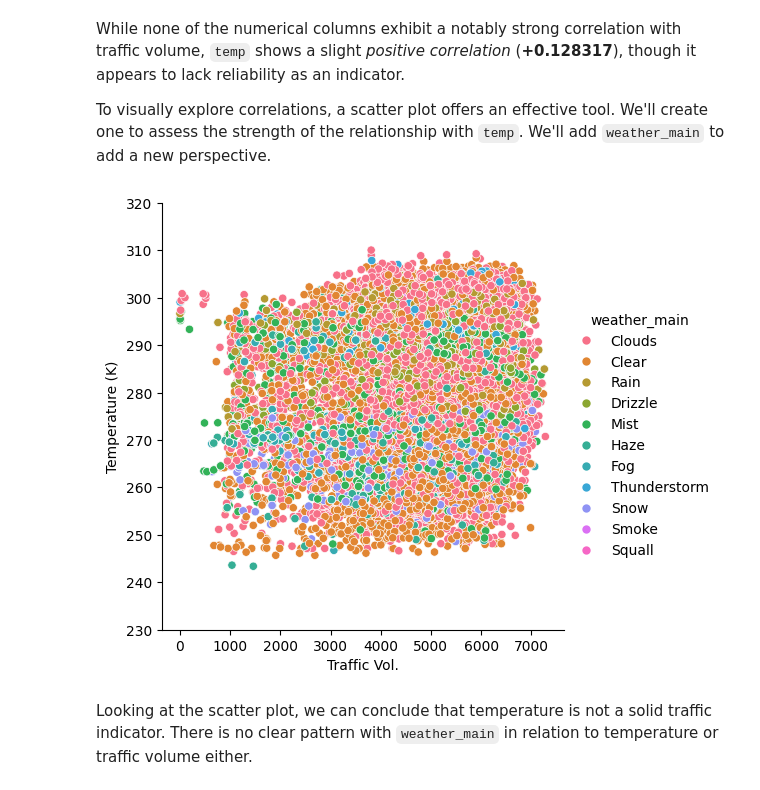
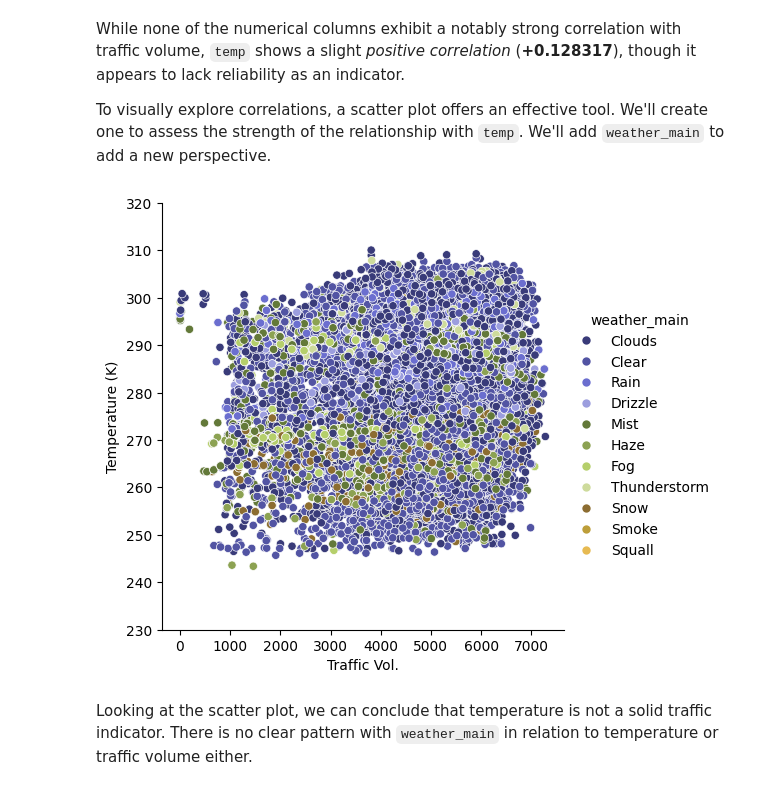
Before and after one commit to shree131/Heavy-Traffic-Indicators-Analysis, a Jupyter notebook: I94_heavy_traffic_indicators_analysis.ipynb, the cells around one changed output. Saved outputs shown, nothing was run; the diff lists cells and outputs as text; code cells hidden in the pictures.

```diff
--- a/I94_heavy_traffic_indicators_analysis.ipynb
+++ b/I94_heavy_traffic_indicators_analysis.ipynb
@@ -667,15 +667,15 @@ While none of the numerical columns exhibit a notably strong correlation with tr
 To visually explore correlations, a scatter plot offers an effective tool. We'll create one to assess the strength of the relationship with `temp`. We'll add `weather_main` to add a new perspective.
 # %%
 # Visualize a scatter plot between temperature and traffic volume
-sns.relplot(data=daytime_traffic, x="traffic_volume", y="temp", hue='weather_main', color='navy')
+sns.relplot(data=daytime_traffic, x="traffic_volume", y="temp", hue='weather_main', palette='tab20b')
 
 plt.xlabel('Traffic Vol.')
 plt.ylabel('Temperature (K)')
 plt.ylim(230, 320)
 
 plt.show()
 # %% [output]
-[figure, old version]
+[figure, new version]
 # %% [markdown]
 Looking at the scatter plot, we can conclude that temperature is not a solid traffic indicator. There is no clear pattern with `weather_main` in relation to temperature or traffic volume either.
 # %% [markdown]
```
Also changed, not shown: parts of 15 cells of this notebook.
